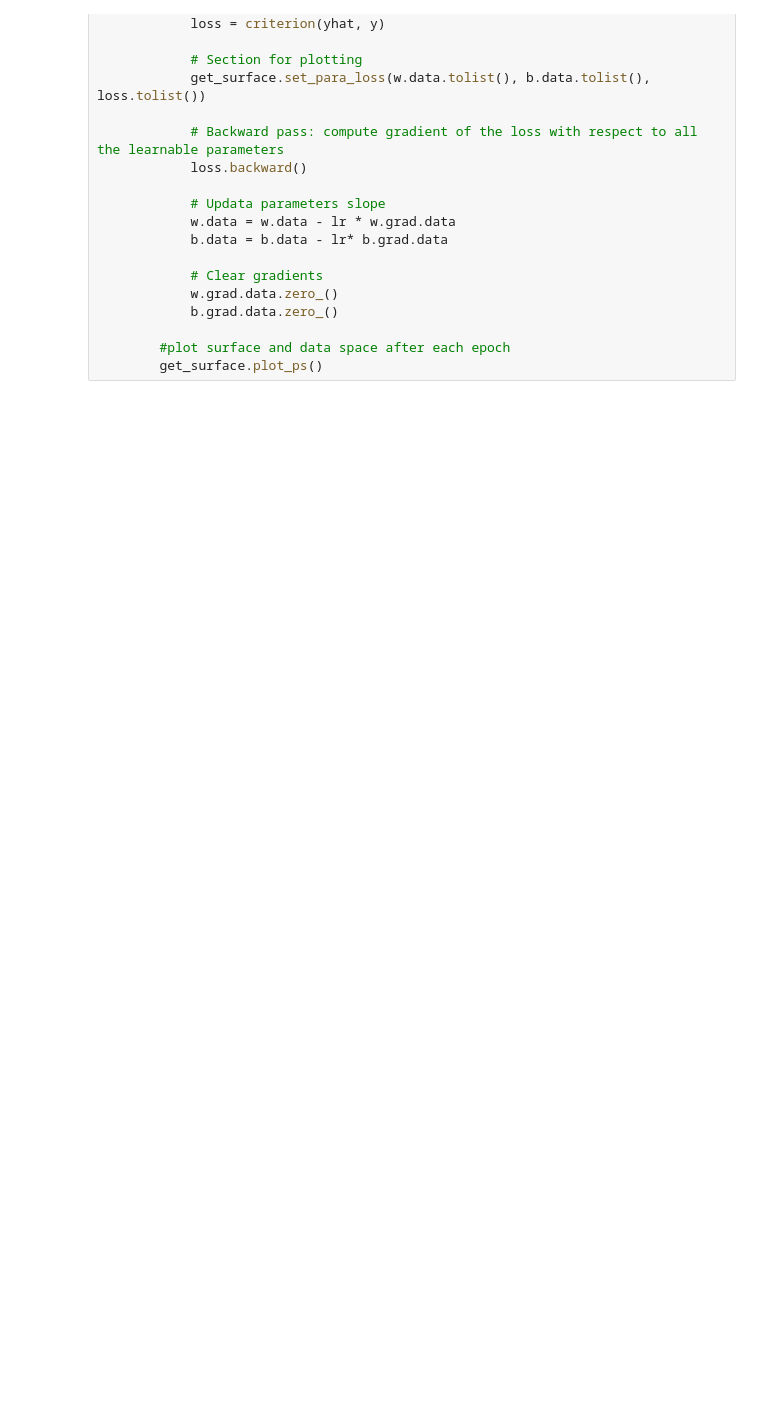
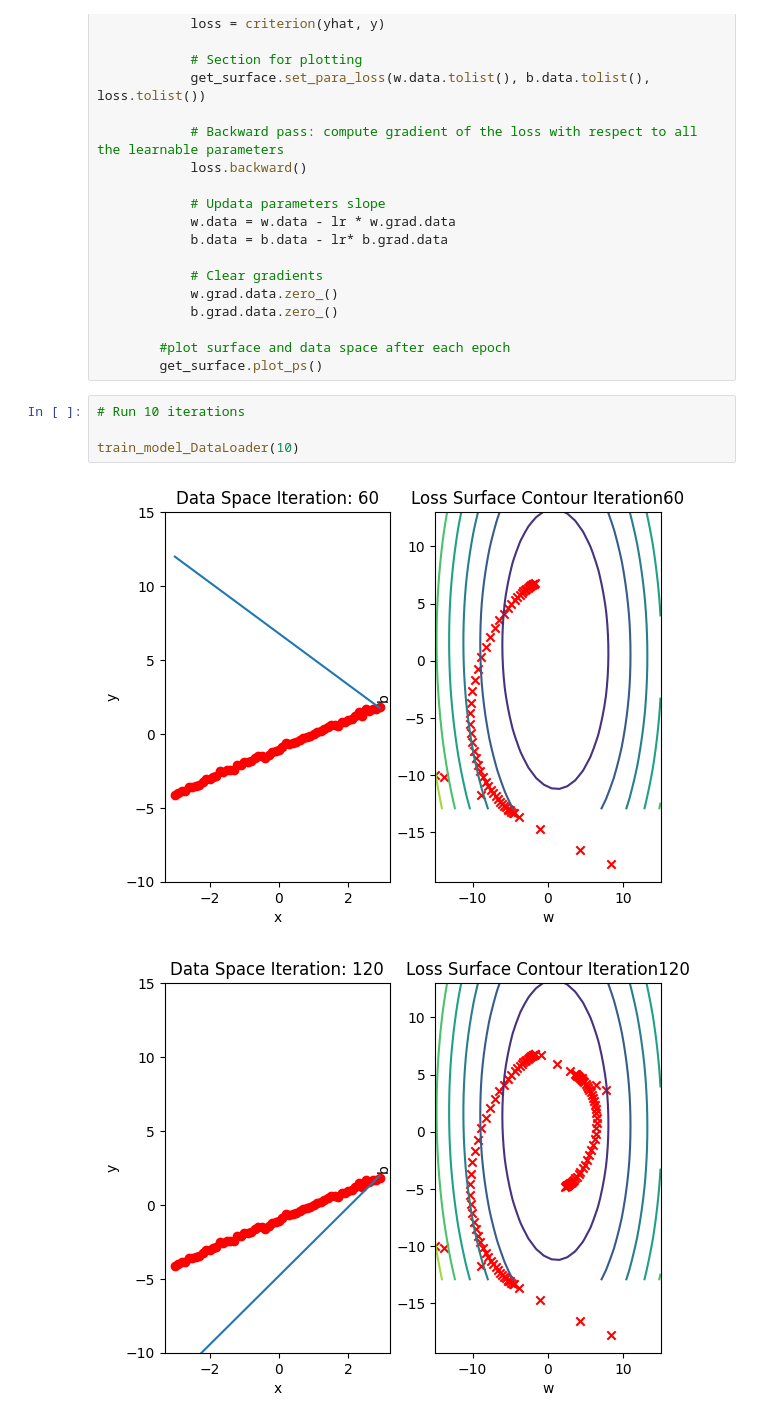
Before and after one commit to AjBorbzz/DataScience_AI_ML, a Jupyter notebook: PyTorch/IBM_Pytorch/two_param_stochastic_gradient_descent.ipynb, the cells around one changed output. Drawn from its saved outputs; the diff is of its cells as text; blank space fills up the shorter version.

```diff
--- a/PyTorch/IBM_Pytorch/two_param_stochastic_gradient_descent.ipynb
+++ b/PyTorch/IBM_Pytorch/two_param_stochastic_gradient_descent.ipynb
@@ -343,3 +355,10 @@ def train_model_DataLoader(epochs):
 
         #plot surface and data space after each epoch
         get_surface.plot_ps()
+# %%
+# Run 10 iterations
+
+train_model_DataLoader(10)
+# %% [output]
+[figure, added]
+[figure, added]
```
Also changed, not shown: parts of 6 cells of this notebook.
